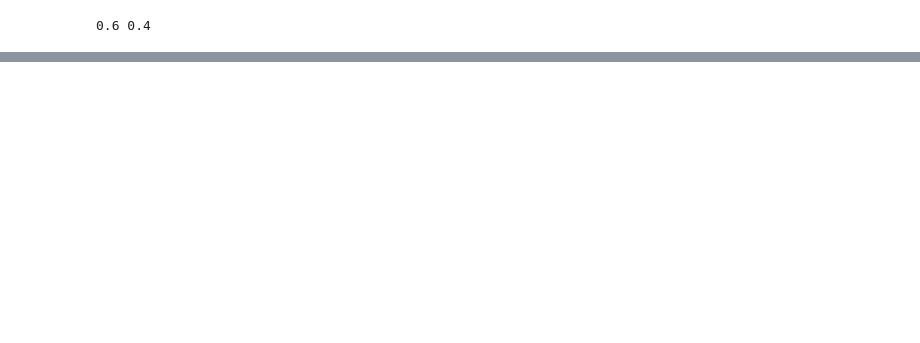
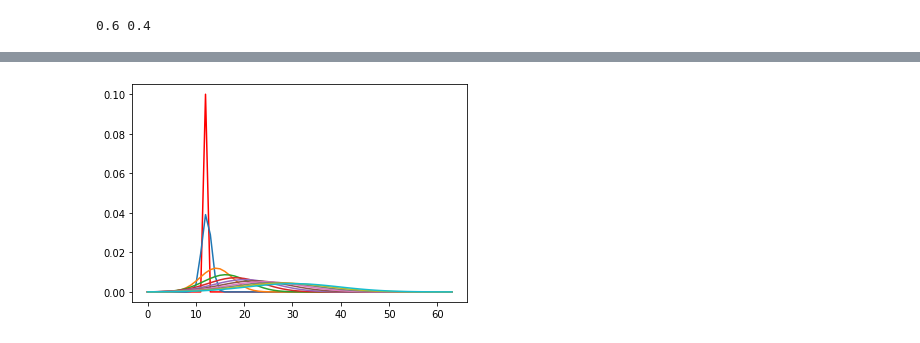
Before and after one commit to bgard1/Quantum-LBM, a Jupyter notebook: sriharsha/classicalLBM.ipynb, the cells around one changed output, grey strips where cells are left out. Drawn from its saved outputs; the diff is of its cells as text; code cells hidden in the pictures; blank space fills up the shorter version.

```diff
--- a/sriharsha/classicalLBM.ipynb
+++ b/sriharsha/classicalLBM.ipynb
@@ -81,0 +81,19 @@ plt.plot([i for i in range(0,M)], read(classicalState));
+# %%
+def calc(pos,t):
+    center = 12
+    diff = pos-center
+    c = .1/np.sqrt(4*np.pi*t*0.5) * np.exp(-(diff-0.2*t)**2/(4*t*0.5))
+    return c
+def createAr(t):
+    new = []
+    for i in range(64):
+        new.append(calc(i,t))
+    return new
+# %%
+tmp = [0 for i in range(64)]
+tmp[12] = 0.1
+plt.plot([i for i in range(0,64)], tmp,"red");
+for j in range(1,100,10):
+    plt.plot([i for i in range(0,64)], createAr(j));
+# %% [output]
+[figure, added]
```
Also changed, not shown: parts of 10 cells of this notebook, 2 other files.
